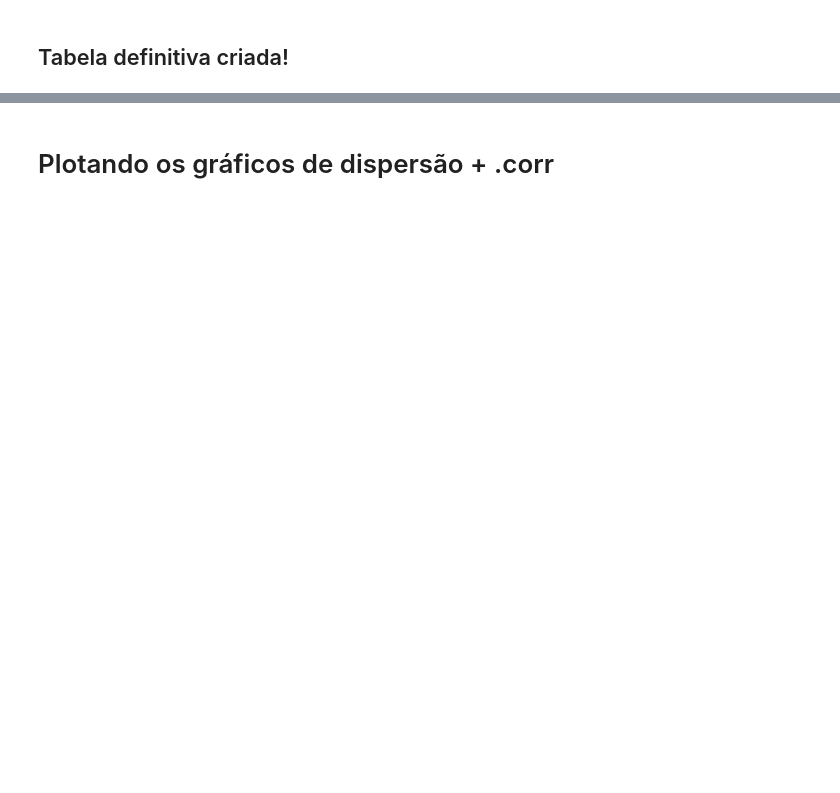
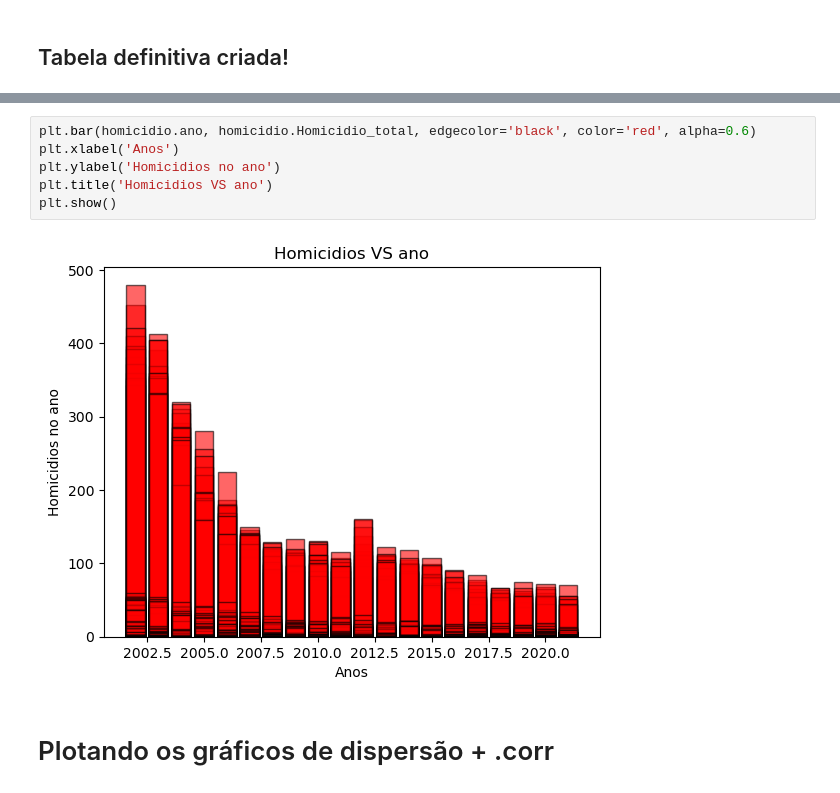
Before and after one commit to felipebns/P2_Cdados, a Jupyter notebook: p2_cdados.ipynb, the cells around one changed output, grey strips where cells are left out. Saved outputs shown, nothing was run; the diff lists cells and outputs as text; blank space fills up the shorter version.

```diff
--- a/p2_cdados.ipynb
+++ b/p2_cdados.ipynb
@@ -156,2 +193,10 @@ tabela_sem_sp = tabela_definitiva.drop(tabela_definitiva.loc[tabela_definitiva['
+# %%
+plt.bar(homicidio.ano, homicidio.Homicidio_total, edgecolor='black', color='red', alpha=0.6)
+plt.xlabel('Anos')
+plt.ylabel('Homicidios no ano')
+plt.title('Homicidios VS ano')
+plt.show()
+# %% [output]
+[figure, added]
 # %% [markdown]
 # Plotando os gráficos de dispersão + .corr
```
Also changed, not shown: parts of 19 cells of this notebook.
